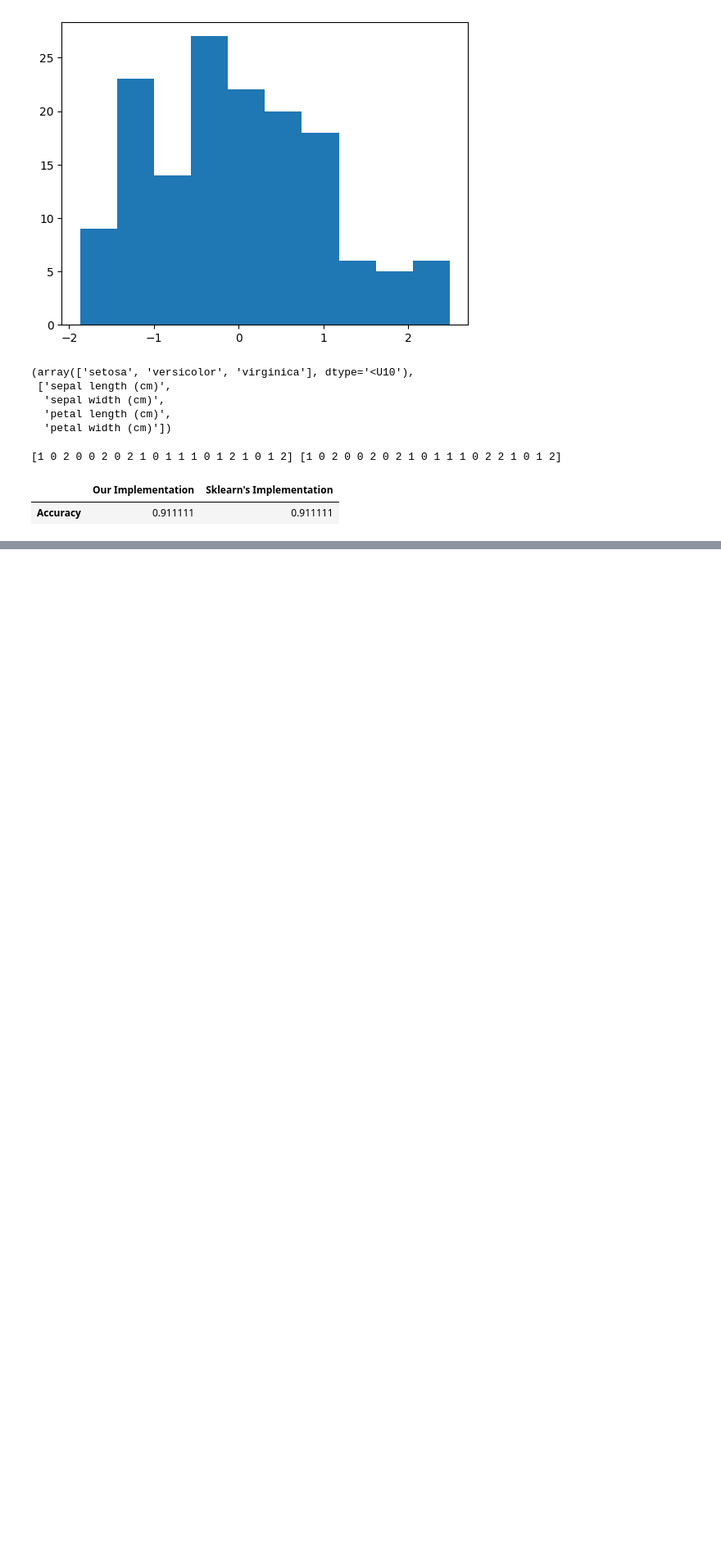
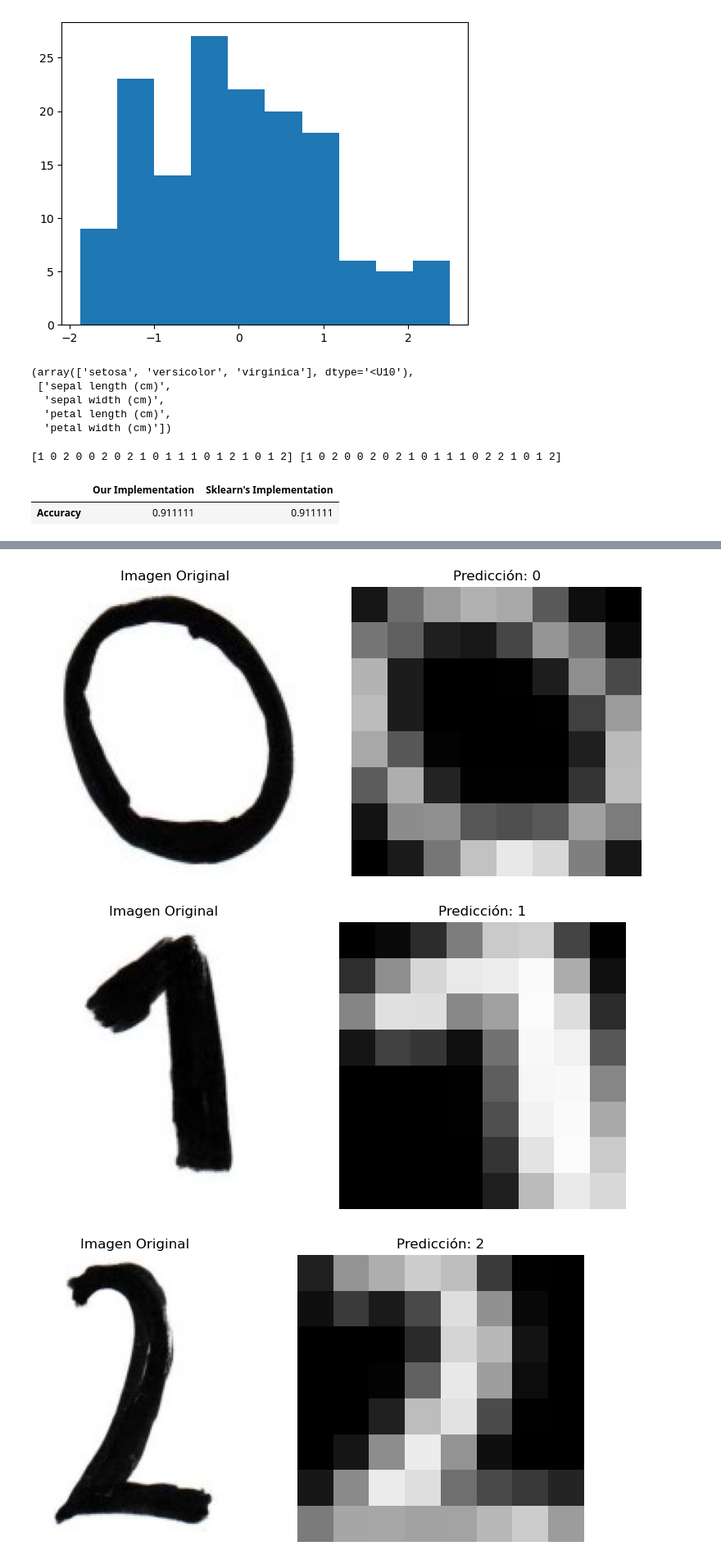
Before and after one commit to rafael95/Tarea-K-Nearest-Neighbors-KNN, a Jupyter notebook: knn.ipynb, the cells around one changed output, grey strips where cells are left out. Shown: that part at 82% size. Drawn from its saved outputs; the diff is of its cells as text; code cells hidden in the pictures; blank space fills up the shorter version.

```diff
--- a/knn.ipynb
+++ b/knn.ipynb
@@ -313,0 +467,72 @@ k=11 | Our accuracy: 0.9333 | Sklearn accuracy: 0.9333 | Our time: 0.0439s | Skl
+# %%
+import os
+import numpy as np
+import matplotlib.pyplot as plt
+from skimage import io, color, transform, exposure, measure
+from skimage.filters import  gaussian
+# Función para procesar la imagen
+
+def procesar_imagen_celular(ruta_imagen):
+    img = io.imread(ruta_imagen)
+    if len(img.shape) == 3:  # Si es RGB
+        img = color.rgb2gray(img)
+
+    # Normalización robusta de contraste
+    p2, p98 = np.percentile(img, (2, 98))
+    img = exposure.rescale_intensity(img, in_range=(p2, p98))
+
+    # Invertir: ahora el dígito queda blanco y el fondo negro
+    img = 1 - img
+
+    # Centrar dígito
+    etiquetas = measure.label(img > 0.1)  # píxeles claros (el dígito)
+    props = measure.regionprops(etiquetas)
+    if props:
+        region = max(props, key=lambda r: r.area)
+        minr, minc, maxr, maxc = region.bbox
+        img = img[minr:maxr, minc:maxc]
+
+    # Redimensionar a 8x8
+    img_resized = transform.resize(img, (8, 8), anti_aliasing=True)
+
+    # Escalar como en sklearn digits (0–16 enteros)
+    img_flat = (img_resized * 16).astype(int).flatten()
+
+    return img_flat, img_resized
+
+
+#Se llama al algotimo para entrenarlo y luego predecir
+our_classifier = KNearestNeighbors(X_train, y_train, n_neighbors=5, weights='distance') # se escogio el k=3 porque fue el mejor rendimiento en la grafica
+
+
+
+# Lista de imágenes en la carpeta actual
+archivos = [f for f in os.listdir('.') if f.endswith(('.png', '.jpg'))]
+#Busca las imagenes que esten en la misma carpeta que el archivo
+for archivo in archivos:
+    img_flat, img_resized = procesar_imagen_celular(archivo)
+    pred = our_classifier.predict([img_flat])[0]  # Se realiza con nuestro algoritmo con K=3
+
+    img_original = io.imread(archivo)
+
+    # Crear figura con 2 subplots
+    plt.figure(figsize=(8, 4))
+
+    # Imagen original
+    plt.subplot(1, 2, 1)
+    plt.imshow(img_original, cmap='gray')
+    plt.title("Imagen Original")
+    plt.axis('off')
+
+    # Imagen redimensionada / predicción
+    plt.subplot(1, 2, 2)
+    plt.imshow(img_resized, cmap='gray', vmin=0, vmax=1)
+    plt.title(f"Predicción: {pred}")
+    plt.axis('off')
+
+    plt.tight_layout()
+    plt.show()
+# %% [output]
+[figure, added]
+[figure, added]
+[figure, added]
```
Also changed, not shown: parts of 22 cells of this notebook.
